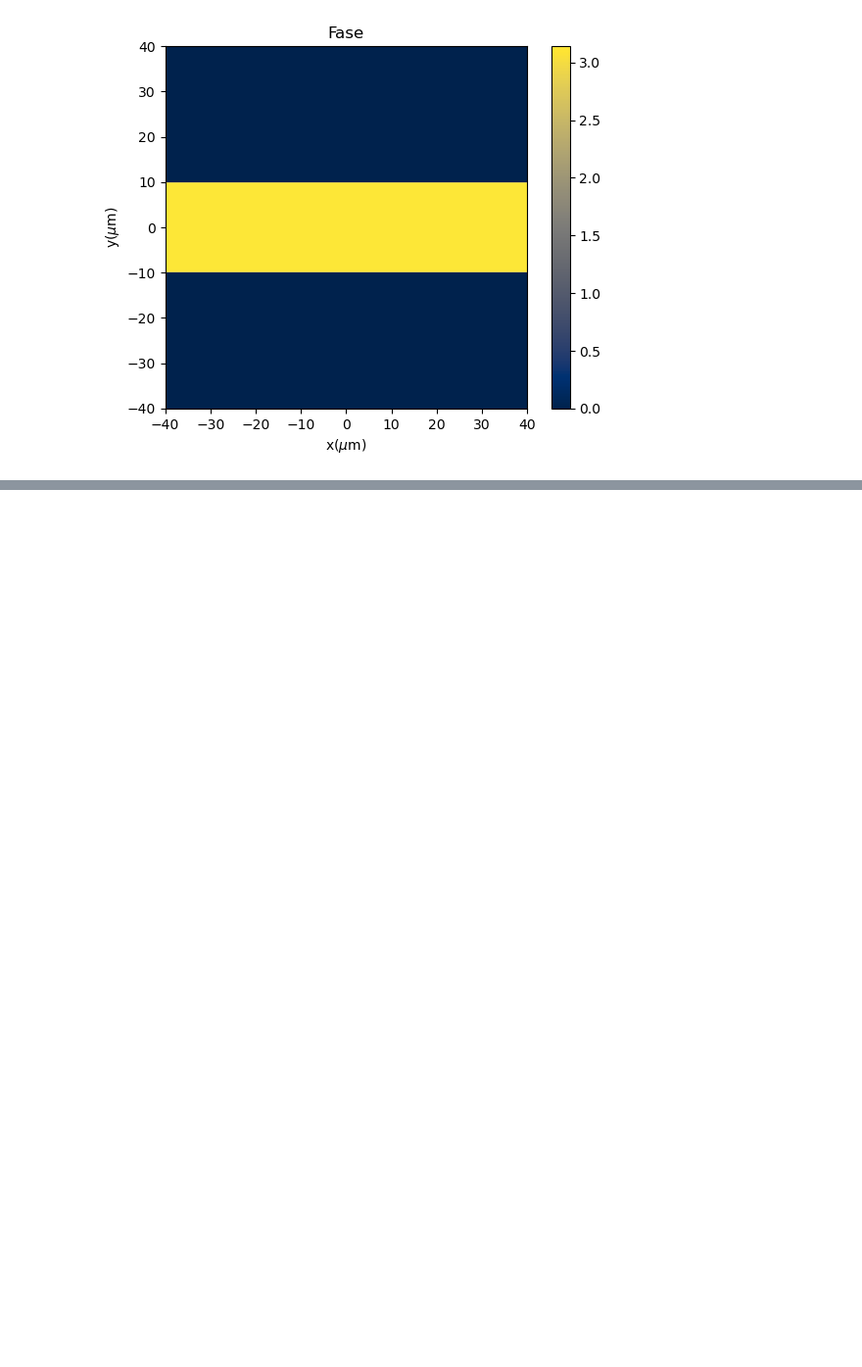
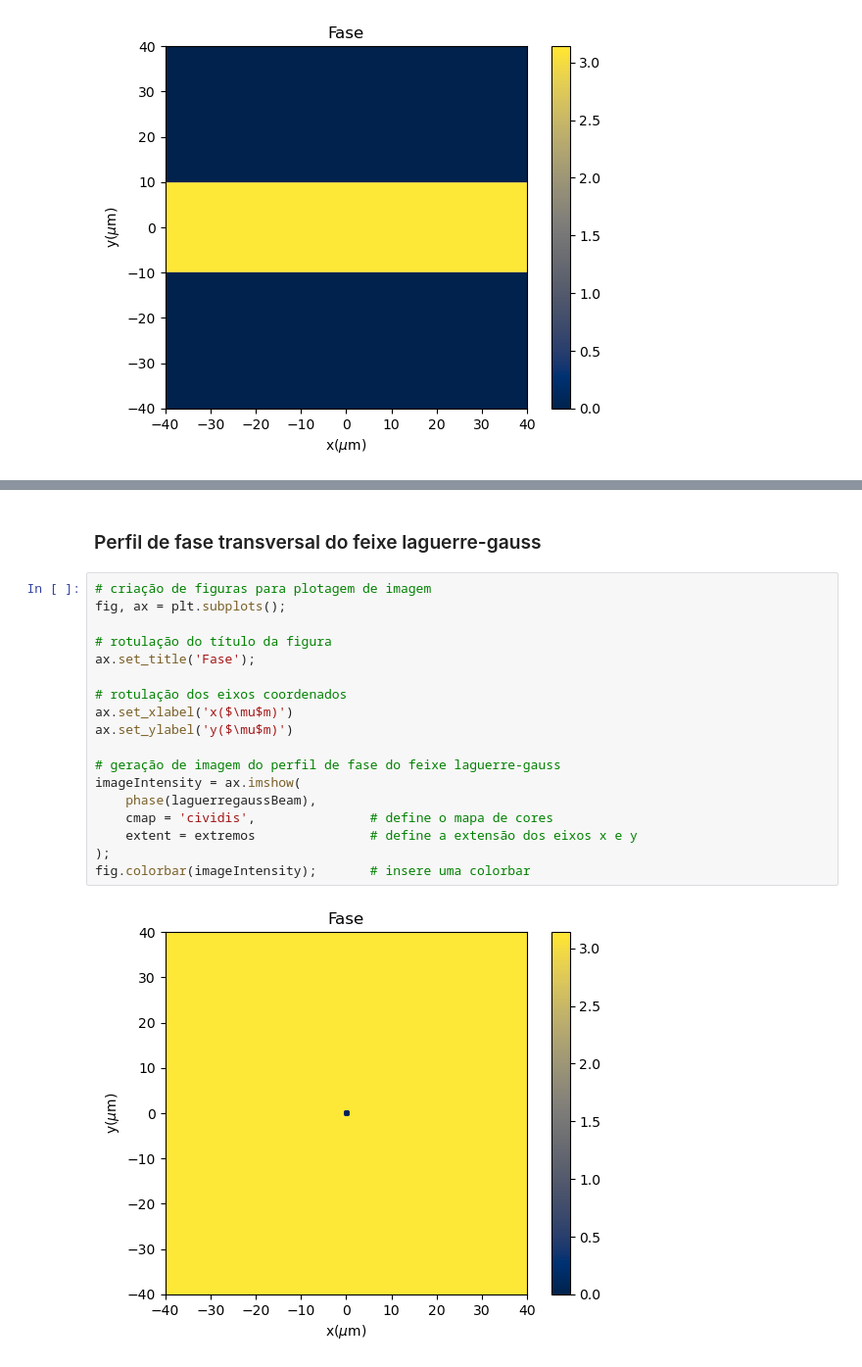
Before and after one commit to carlos-antunis-physics/computational-beam-optics, a Jupyter notebook: examples/2.optical-beams.ipynb, the cells around one changed output, grey strips where cells are left out. Shown: that part at 98% size. Saved outputs shown, nothing was run; the diff lists cells and outputs as text; blank space fills up the shorter version.

```diff
--- a/examples/2.optical-beams.ipynb
+++ b/examples/2.optical-beams.ipynb
@@ -133,0 +166,22 @@ fig.colorbar(imageIntensity);       # insere uma colorbar
+# %% [markdown]
+### Perfil de fase transversal do feixe laguerre-gauss
+# %%
+# criação de figuras para plotagem de imagem
+fig, ax = plt.subplots();
+
+# rotulação do título da figura
+ax.set_title('Fase');
+
+# rotulação dos eixos coordenados
+ax.set_xlabel('x($\mu$m)')
+ax.set_ylabel('y($\mu$m)')
+
+# geração de imagem do perfil de fase do feixe laguerre-gauss
+imageIntensity = ax.imshow(
+    phase(laguerregaussBeam),
+    cmap = 'cividis',               # define o mapa de cores
+    extent = extremos               # define a extensão dos eixos x e y
+);
+fig.colorbar(imageIntensity);       # insere uma colorbar
+# %% [output]
+[figure, added]
```
Also changed, not shown: parts of 5 cells of this notebook, 1 other file.
